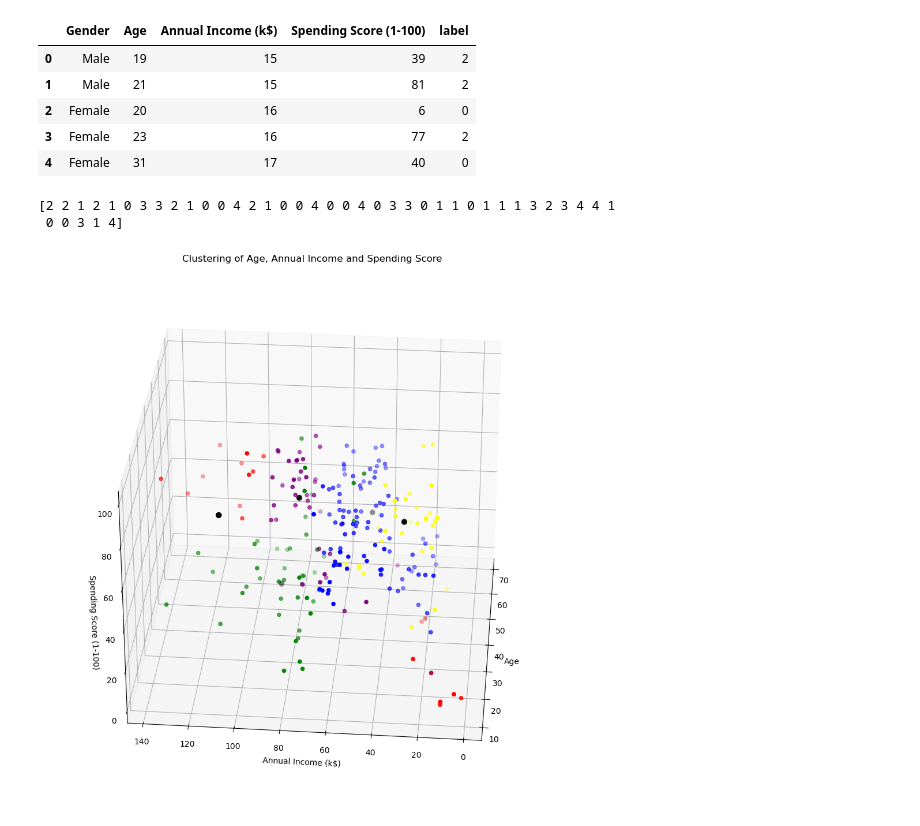
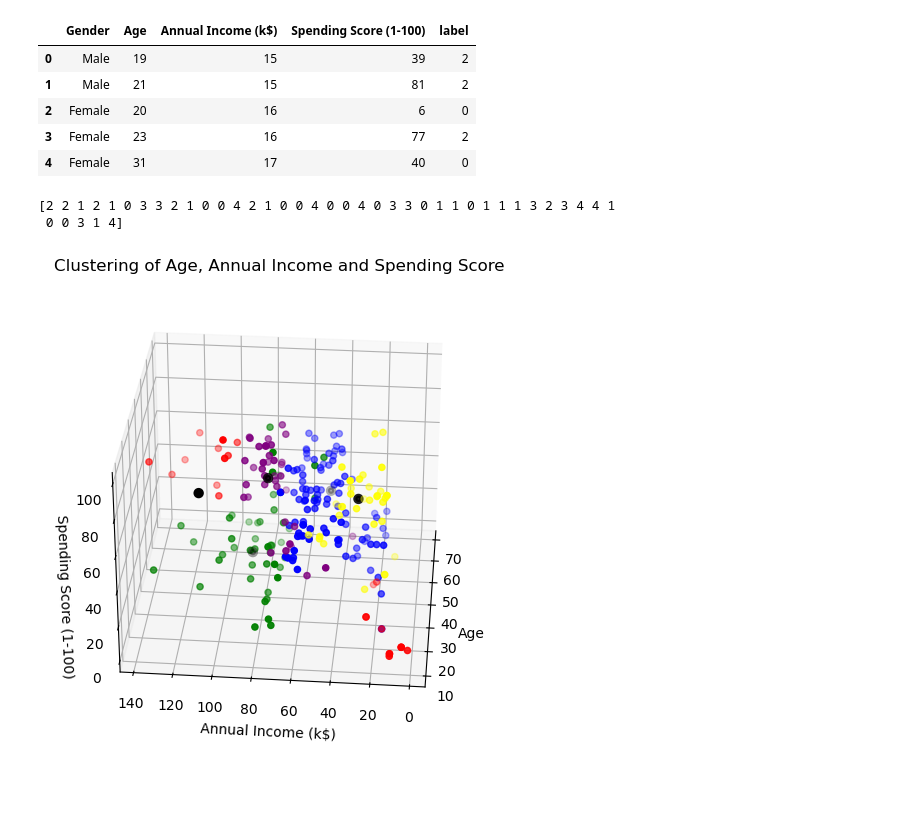
Before and after one commit to phinguyen03/DS-ML-Project, a Jupyter notebook: Customer_Segmentation.ipynb, the cells around one changed output. Drawn from its saved outputs; the diff is of its cells as text; code cells hidden in the pictures; blank space fills up the shorter version.

```diff
--- a/Customer_Segmentation.ipynb
+++ b/Customer_Segmentation.ipynb
@@ -435,32 +443,32 @@ data = np.array([
 kmeans1 = KMeans(n_clusters=5,random_state=42,)
 predicted_labels = kmeans1.fit_predict(data)
 print(predicted_labels)
 def predict_label(data,df, predicted_labels):
-    fig = plt.figure(figsize=(12, 17))
+    fig = plt.figure(figsize=(12, 6))
     ax=fig.add_subplot(1,1,1,projection='3d')
     filter_label0=data[predicted_labels==0]
     filter_label1=data[predicted_labels==1]
     filter_label2=data[predicted_labels==2]
     filter_label3=data[predicted_labels==3]
     filter_label4=data[predicted_labels==4]
 
     ax.scatter(df[df['label']==0]['Age'],df[df['label']==0]['Annual Income (k$)'],df[df['label']==0]['Spending Score (1-100)'],c='blue')
     ax.scatter(df[df['label']==1]['Age'],df[df['label']==1]['Annual Income (k$)'],df[df['label']==1]['Spending Score (1-100)'],c='red')
     ax.scatter(df[df['label']==2]['Age'],df[df['label']==2]['Annual Income (k$)'],df[df['label']==2]['Spending Score (1-100)'],c='yellow')
     ax.scatter(df[df['label']==3]['Age'],df[df['label']==3]['Annual Income (k$)'],df[df['label']==3]['Spending Score (1-100)'],c='green')
     ax.scatter(df[df['label']==4]['Age'],df[df['label']==4]['Annual Income (k$)'],df[df['label']==4]['Spending Score (1-100)'],c='purple')
 
     ax.scatter(filter_label0[:,0],filter_label0[:,1],filter_label0[:,2],color='blue')
     ax.scatter(filter_label1[:,0],filter_label1[:,1],filter_label1[:,2],color='red')
     ax.scatter(filter_label2[:,0],filter_label2[:,1],filter_label2[:,2],color='yellow')
     ax.scatter(filter_label3[:,0],filter_label3[:,1],filter_label3[:,2],color='green')
     ax.scatter(filter_label4[:,0],filter_label4[:,1],filter_label4[:,2],color='purple')
     ax.scatter(kmeans1.cluster_centers_[:,0],kmeans.cluster_centers_[:,1],kmeans.cluster_centers_[:,2],color='black',linewidths=3)
     ax.view_init(30,185)
     ax.set(title='Clustering of Age, Annual Income and Spending Score',xlabel='Age',ylabel='Annual Income (k$)',zlabel='Spending Score (1-100)')
 
 predict_label(data,df, predicted_labels)
 # %% [output]
 [2 2 1 2 1 0 3 3 2 1 0 0 4 2 1 0 0 4 0 0 4 0 3 3 0 1 1 0 1 1 1 3 2 3 4 4 1
  0 0 3 1 4]
-[figure, old version]
+[figure, new version]
```
Also changed, not shown: parts of 12 cells of this notebook.
